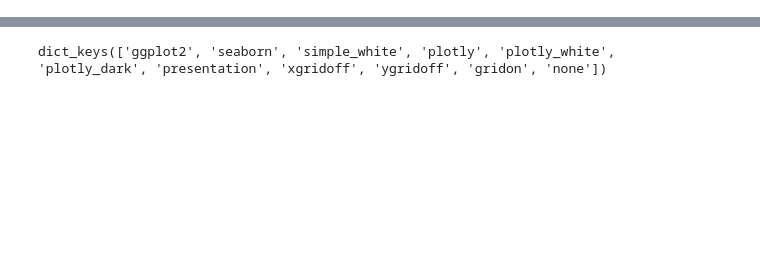
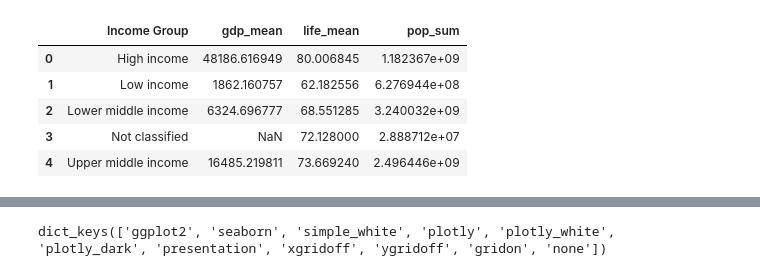
Before and after one commit to DATA-690-SPRING-2022/jay_data690, a Jupyter notebook: jay_part_b.ipynb, the cells around one changed output, grey strips where cells are left out. Saved outputs shown, nothing was run; the diff lists cells and outputs as text; code cells hidden in the pictures; blank space fills up the shorter version.

```diff
--- a/jay_part_b.ipynb
+++ b/jay_part_b.ipynb
@@ -112,0 +133,15 @@ fig.show()
+# %%
+df_2018_groupby = df_2018.groupby(["Income Group"]).agg(
+    gdp_mean = ('NY.GDP.PCAP.PP.CD', 'mean'),
+    life_mean = ('SP.DYN.LE00.IN', 'mean'),
+    pop_sum = ('SP.POP.TOTL', 'sum'),
+).reset_index()
+
+df_2018_groupby
+# %% [output]
+|  | Income Group | gdp_mean | life_mean | pop_sum |
+| 0 | High income | 48186.616949 | 80.006845 | 1.182367e+09 |
+| 1 | Low income | 1862.160757 | 62.182556 | 6.276944e+08 |
+| 2 | Lower middle income | 6324.696777 | 68.551285 | 3.240032e+09 |
+| 3 | Not classified | NaN | 72.128000 | 2.888712e+07 |
+| 4 | Upper middle income | 16485.219811 | 73.669240 | 2.496446e+09 |
```
Also changed, not shown: parts of 5 cells of this notebook.
